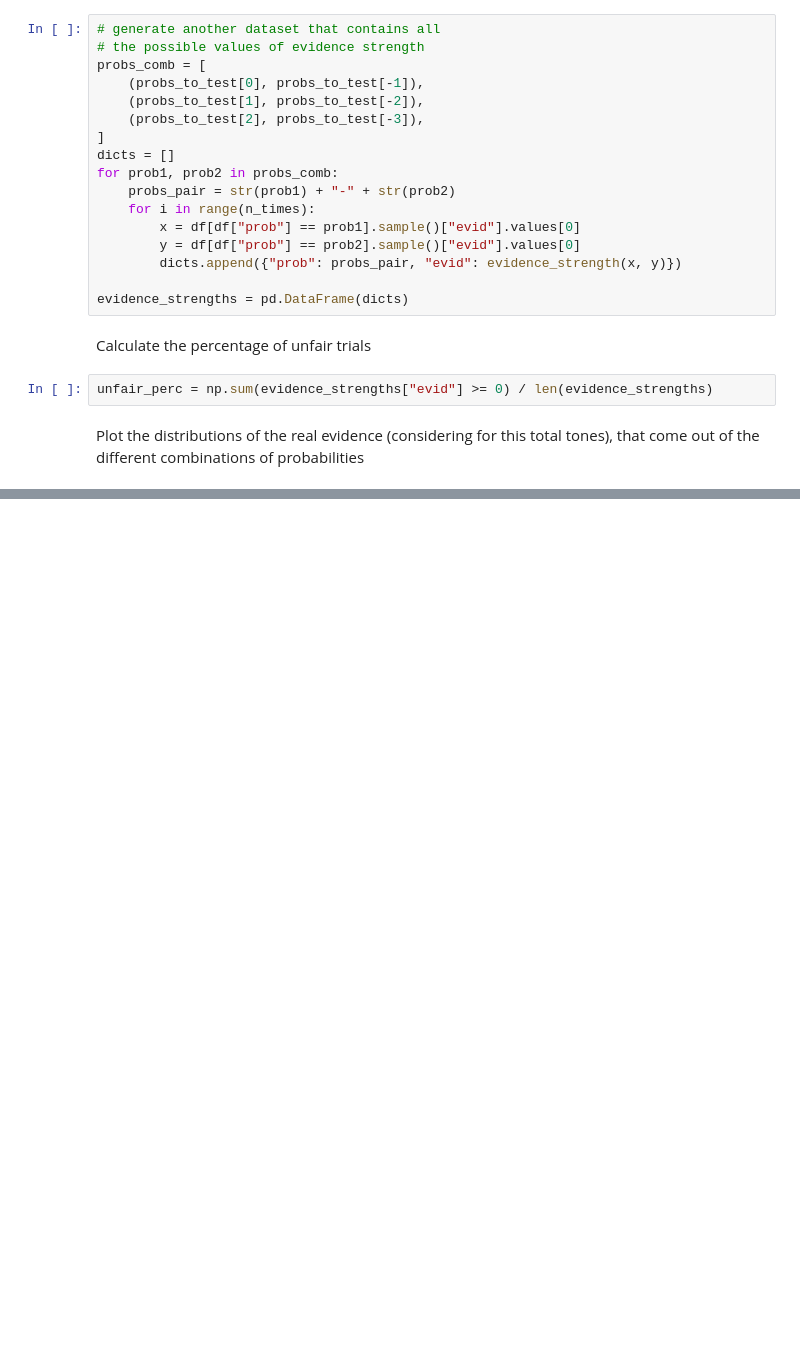
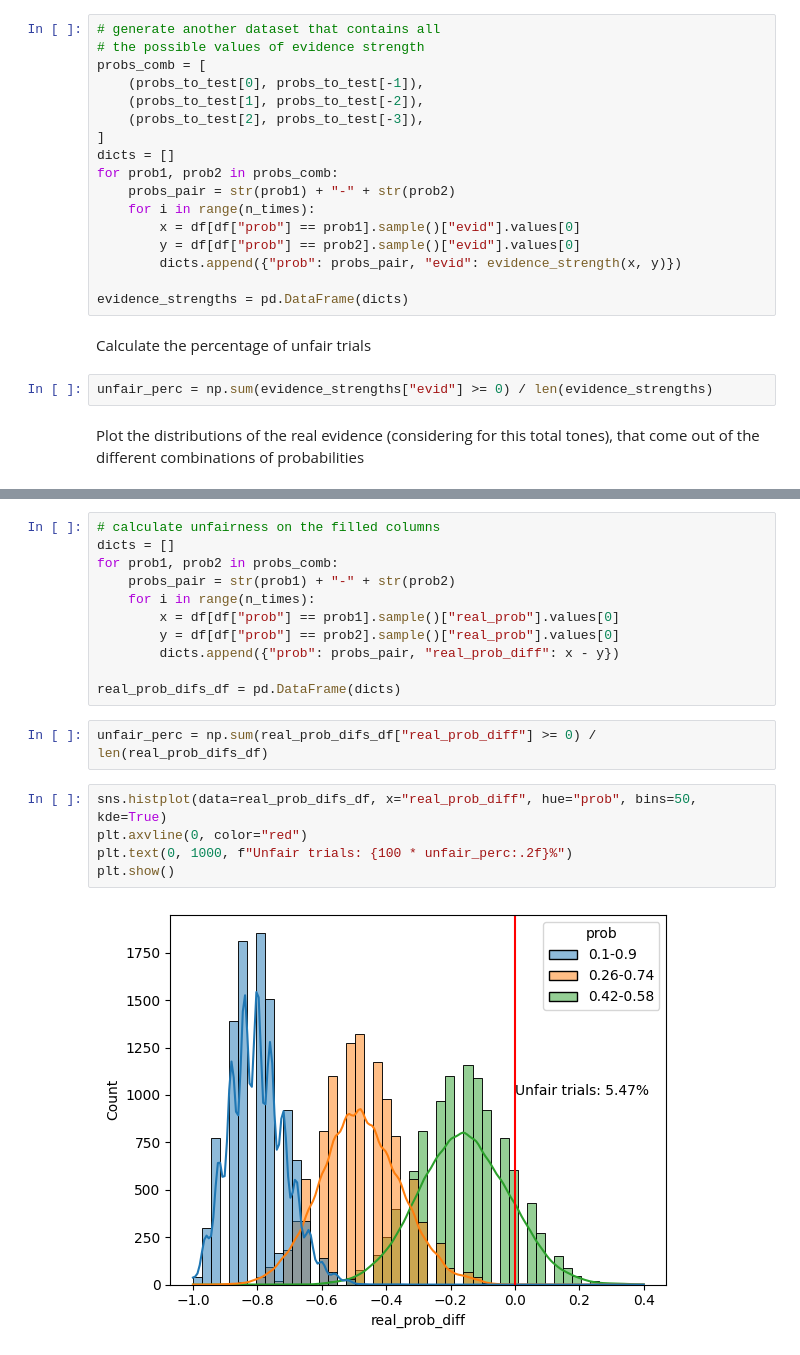
Before and after one commit to LearningCircuitsLab/auditory-task-python, a Jupyter notebook: sound_stimuli_analysis.ipynb, the cells around one changed output, grey strips where cells are left out. Drawn from its saved outputs; the diff is of its cells as text; blank space fills up the shorter version.

```diff
--- a/sound_stimuli_analysis.ipynb
+++ b/sound_stimuli_analysis.ipynb
@@ -145,3 +142,23 @@ plt.text(0, 1000, f"Unfair trials: {100 * unfair_perc:.2f}%")
 plt.show()
 # %% [output]
 [figure]
+# %%
+# calculate unfairness on the filled columns
+dicts = []
+for prob1, prob2 in probs_comb:
+    probs_pair = str(prob1) + "-" + str(prob2)
+    for i in range(n_times):
+        x = df[df["prob"] == prob1].sample()["real_prob"].values[0]
+        y = df[df["prob"] == prob2].sample()["real_prob"].values[0]
+        dicts.append({"prob": probs_pair, "real_prob_diff": x - y})
+
+real_prob_difs_df = pd.DataFrame(dicts)
+# %%
+unfair_perc = np.sum(real_prob_difs_df["real_prob_diff"] >= 0) / len(real_prob_difs_df)
+# %%
+sns.histplot(data=real_prob_difs_df, x="real_prob_diff", hue="prob", bins=50, kde=True)
+plt.axvline(0, color="red")
+plt.text(0, 1000, f"Unfair trials: {100 * unfair_perc:.2f}%")
+plt.show()
+# %% [output]
+[figure, added]
```
Also changed, not shown: parts of 1 cell of this notebook, 1 other file.
